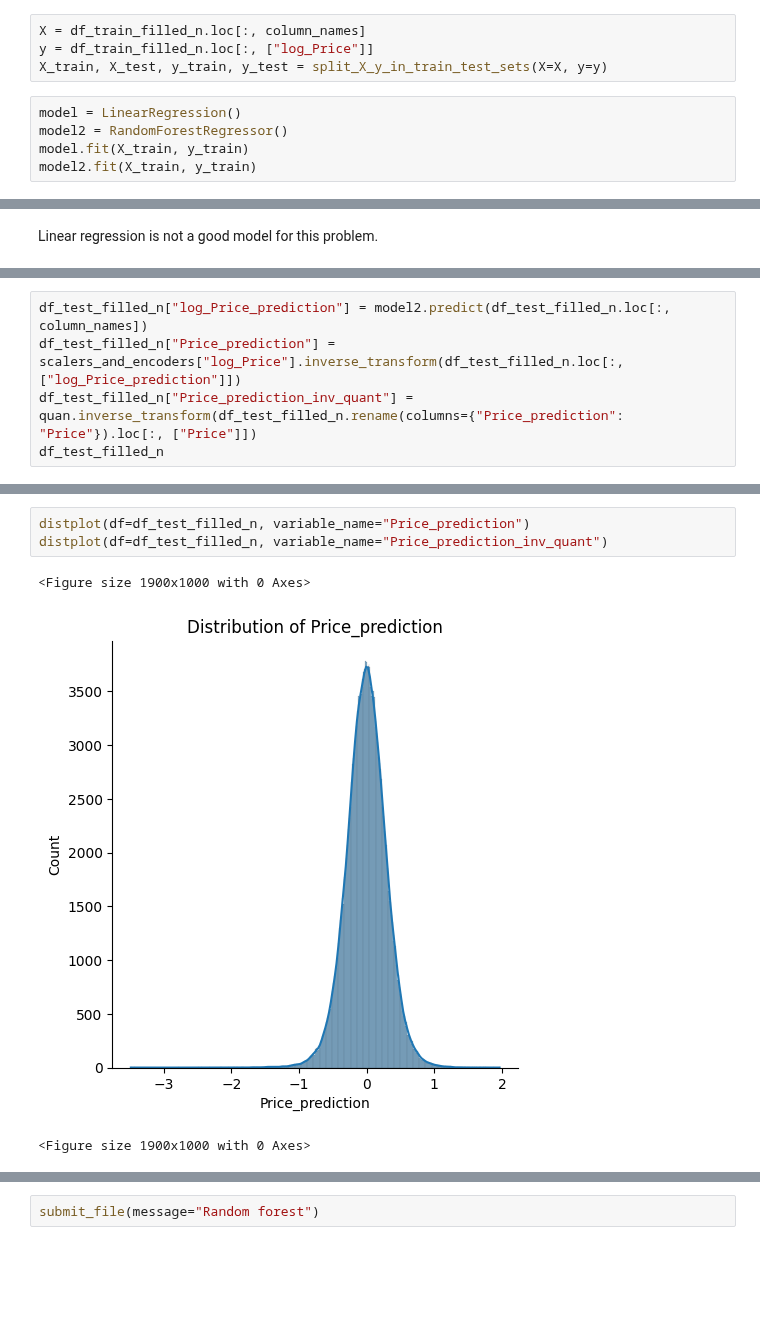
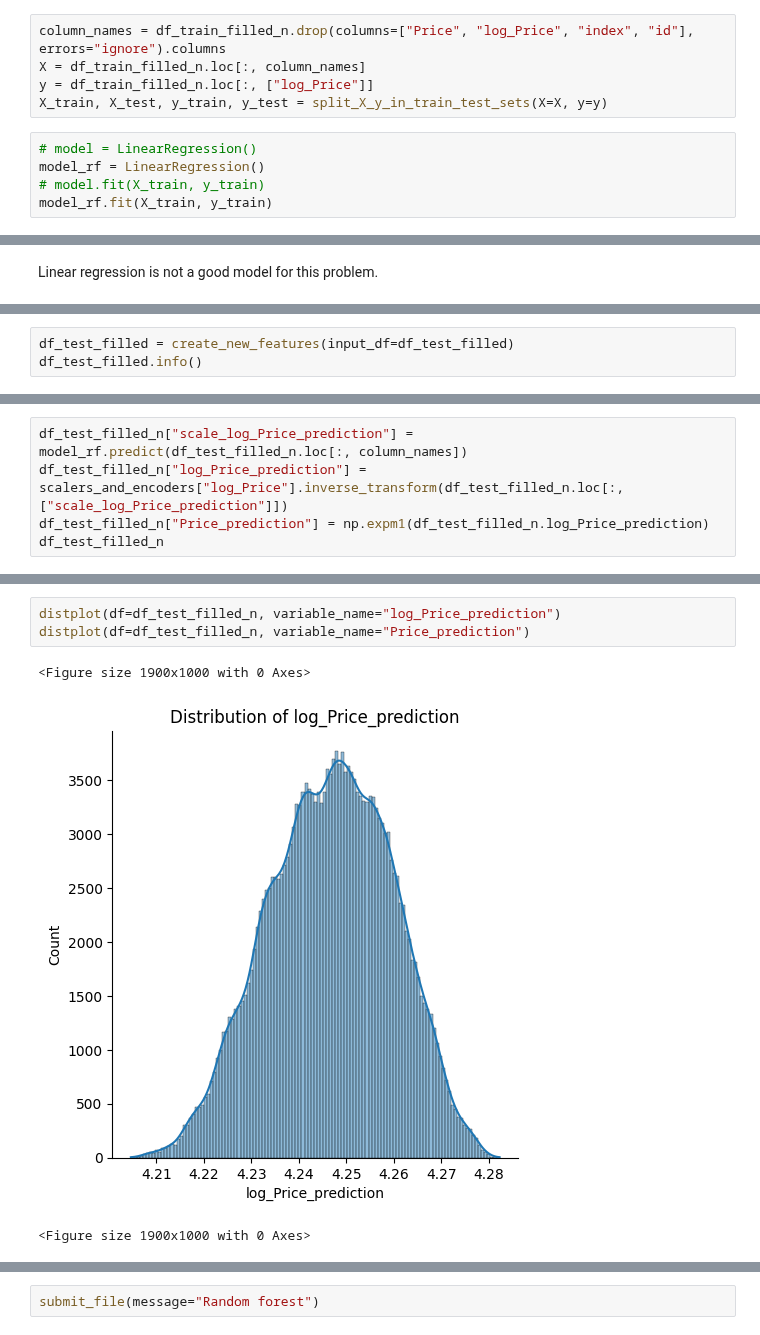
Before and after one commit to BaptPicxDev/swag2-backpack-predict, a Jupyter notebook: notebooks/training.ipynb, the cells around one changed output, grey strips where cells are left out. Saved outputs shown, nothing was run; the diff lists cells and outputs as text; blank space fills up the shorter version.

Commit message:
Best prediction ever with 39.20 score

```diff
--- a/notebooks/training.ipynb
+++ b/notebooks/training.ipynb
@@ -204,10 +287,11 @@ correlation_heatmap(df_correlation=corr)
 # %%
+column_names = df_train_filled_n.drop(columns=["Price", "log_Price", "index", "id"], errors="ignore").columns
 X = df_train_filled_n.loc[:, column_names]
 y = df_train_filled_n.loc[:, ["log_Price"]]
 X_train, X_test, y_train, y_test = split_X_y_in_train_test_sets(X=X, y=y)
 # %%
-model = LinearRegression()
-model2 = RandomForestRegressor()
-model.fit(X_train, y_train)
-model2.fit(X_train, y_train)
+# model = LinearRegression()
+model_rf = LinearRegression()
+# model.fit(X_train, y_train)
+model_rf.fit(X_train, y_train)
 # %% [output]
@@ -272,3 +363,6 @@ Data columns (total 10 columns):
  9   Weight Capacity (kg)  200000 non-null  float64
 dtypes: float64(2), int64(1), object(7)
 memory usage: 15.3+ MB
+# %%
+df_test_filled = create_new_features(input_df=df_test_filled)
+df_test_filled.info()
@@ -304,7 +422,7 @@ memory usage: 15.3 MB
 # %%
-df_test_filled_n["log_Price_prediction"] = model2.predict(df_test_filled_n.loc[:, column_names])
-df_test_filled_n["Price_prediction"] = scalers_and_encoders["log_Price"].inverse_transform(df_test_filled_n.loc[:, ["log_Price_prediction"]])
-df_test_filled_n["Price_prediction_inv_quant"] = quan.inverse_transform(df_test_filled_n.rename(columns={"Price_prediction": "Price"}).loc[:, ["Price"]])
+df_test_filled_n["scale_log_Price_prediction"] = model_rf.predict(df_test_filled_n.loc[:, column_names])
+df_test_filled_n["log_Price_prediction"] = scalers_and_encoders["log_Price"].inverse_transform(df_test_filled_n.loc[:, ["scale_log_Price_prediction"]])
+df_test_filled_n["Price_prediction"] = np.expm1(df_test_filled_n.log_Price_prediction)
 df_test_filled_n
 # %% [output]
 |  | id | Brand | Material | Size | Compartments | Laptop Compartment | Waterproof | Style | Color | ... |
@@ -323,7 +441,7 @@ df_test_filled_n
 # %%
+distplot(df=df_test_filled_n, variable_name="log_Price_prediction")
 distplot(df=df_test_filled_n, variable_name="Price_prediction")
-distplot(df=df_test_filled_n, variable_name="Price_prediction_inv_quant")
 # %% [output]
 <Figure size 1900x1000 with 0 Axes>
-[figure, old version]
+[figure, new version]
 <Figure size 1900x1000 with 0 Axes>
```
Also changed, not shown: parts of 24 cells of this notebook.
